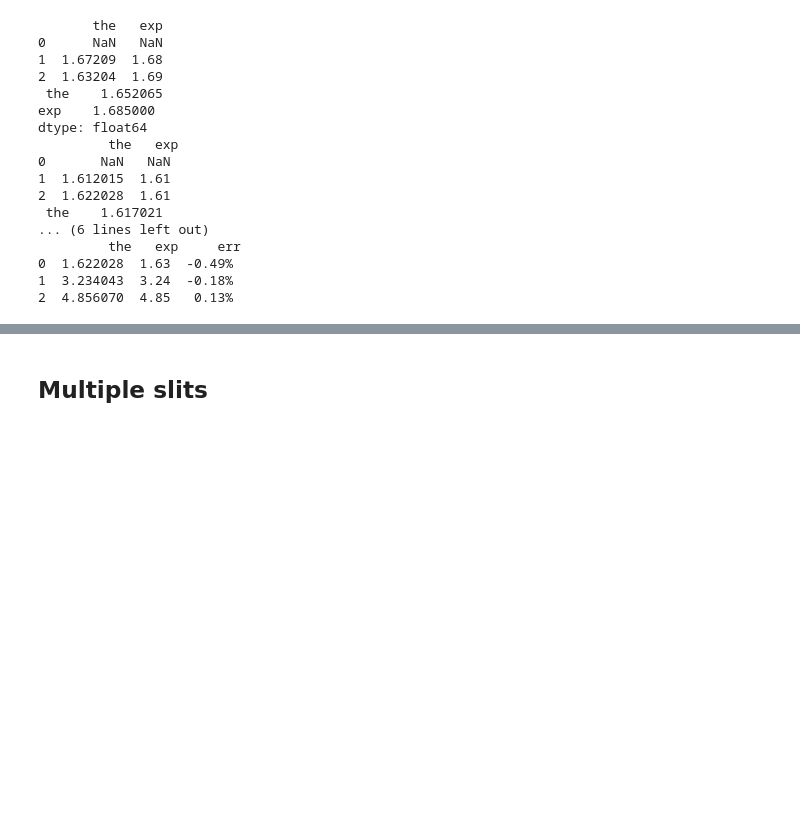
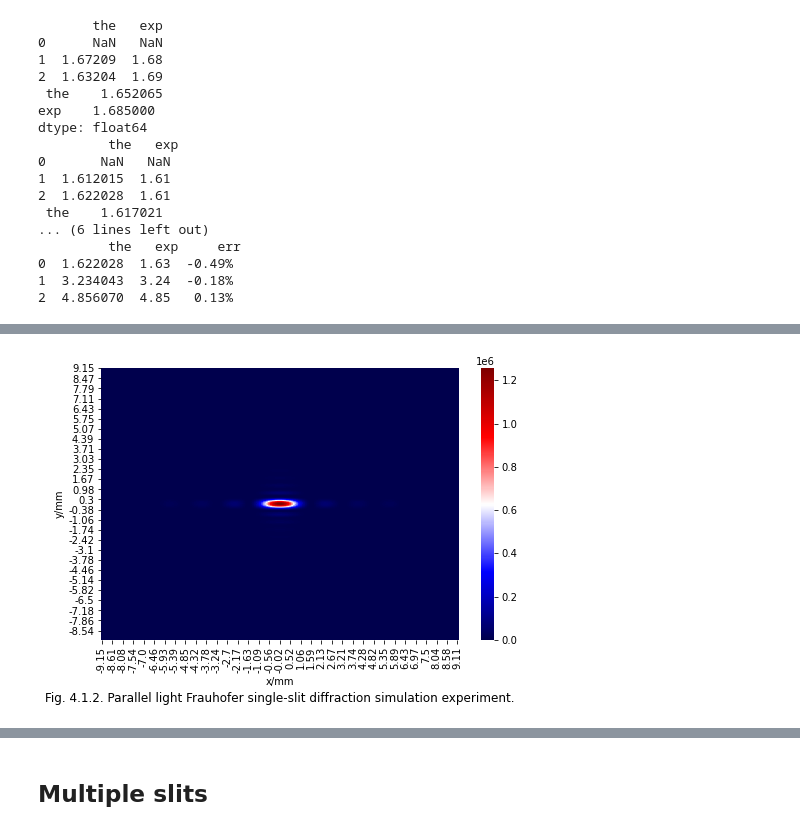
Before and after one commit to Zweig-Wong/SYSU-PHY-EXP, a Jupyter notebook: B10-Fraunhofer_single-slit_diffraction/B10-Fraunhofer_single-slit_diffraction.ipynb, the cells around one changed output, grey strips where cells are left out. Drawn from its saved outputs; the diff is of its cells as text; code cells hidden in the pictures; blank space fills up the shorter version.

```diff
--- a/B10-Fraunhofer_single-slit_diffraction/B10-Fraunhofer_single-slit_diffraction.ipynb
+++ b/B10-Fraunhofer_single-slit_diffraction/B10-Fraunhofer_single-slit_diffraction.ipynb
@@ -410,0 +429,9 @@ dtype: float64
+# %%
+plt.figure(figsize= (8,5))
+sns.heatmap(df5, cmap='seismic')
+plt.xlabel('x/mm')
+plt.ylabel('y/mm')
+plt.title('Fig. 4.1.2. Parallel light Frauhofer single-slit diffraction simulation experiment.', y=-0.25)
+plt.savefig(r'B10-Output\Fig.4.1.2.png', bbox_inches = 'tight', dpi=600)
+# %% [output]
+[figure, added]
```
Also changed, not shown: parts of 17 cells of this notebook, 33 other files.
